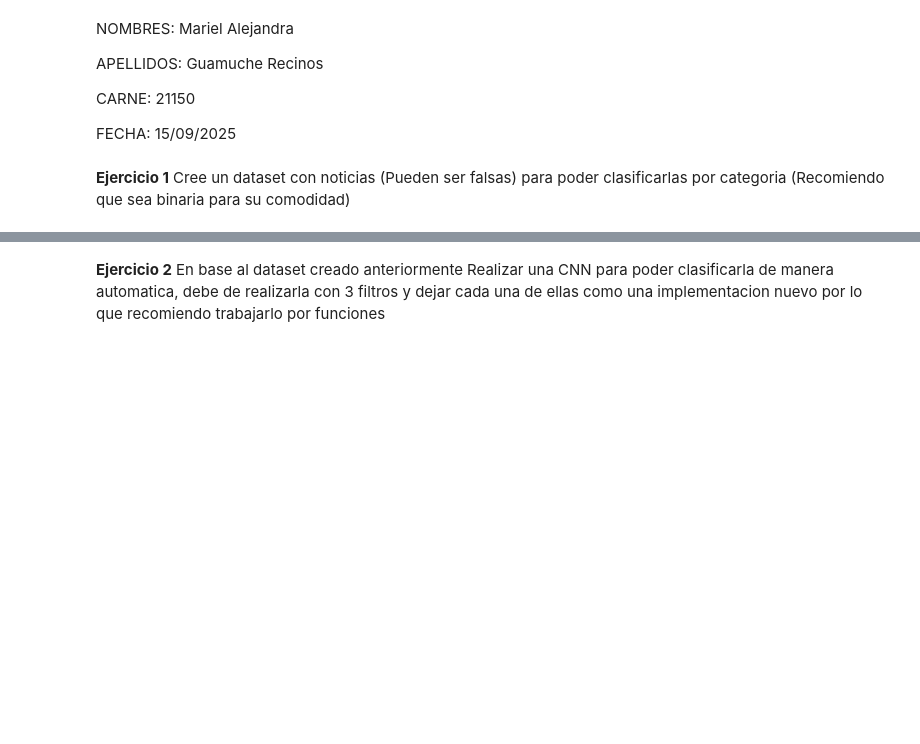
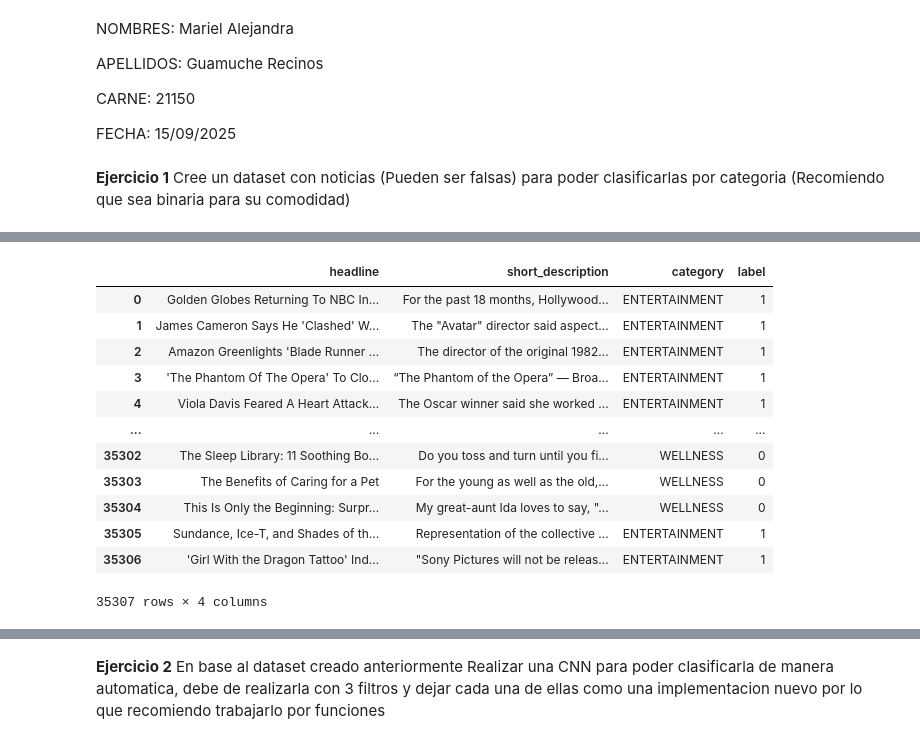
Before and after one commit to gua21150/CC3103-NLP, a Jupyter notebook: Laboratorio_6_CNN.ipynb, the cells around one changed output, grey strips where cells are left out. Cells and saved outputs as stored; diff of their text form; code cells hidden in the pictures; blank space fills up the shorter version.

```diff
--- a/Laboratorio_6_CNN.ipynb
+++ b/Laboratorio_6_CNN.ipynb
@@ -60,0 +46,24 @@ display(df)
+# %%
+# Filtra los datos de welness y entertainment
+df_filtered = df[df['category'].isin(['WELLNESS', 'ENTERTAINMENT'])].reset_index(drop=True)
+# Ordenar las columnas
+df_filtered = df_filtered[['headline', 'short_description', 'category']]
+
+# Colocar label 0 para wellness y 1 para entertainment
+df_filtered['label'] = df_filtered['category'].apply(lambda x: 0 if x == 'WELLNESS' else 1)
+# Mostrar el dataframe filtrado
+display(df_filtered)
+# %% [output]
+|  | headline | short_description | category | label |
+| 0 | Golden Globes Returning To NBC In... | For the past 18 months, Hollywood... | ENTERTAINMENT | 1 |
+| 1 | James Cameron Says He 'Clashed' W... | The "Avatar" director said aspect... | ENTERTAINMENT | 1 |
+| 2 | Amazon Greenlights 'Blade Runner ... | The director of the original 1982... | ENTERTAINMENT | 1 |
+| 3 | 'The Phantom Of The Opera' To Clo... | “The Phantom of the Opera” — Broa... | ENTERTAINMENT | 1 |
+| 4 | Viola Davis Feared A Heart Attack... | The Oscar winner said she worked ... | ENTERTAINMENT | 1 |
+| ... | ... | ... | ... | ... |
+| 35302 | The Sleep Library: 11 Soothing Bo... | Do you toss and turn until you fi... | WELLNESS | 0 |
+| 35303 | The Benefits of Caring for a Pet | For the young as well as the old,... | WELLNESS | 0 |
+| 35304 | This Is Only the Beginning: Surpr... | My great-aunt Ida loves to say, "... | WELLNESS | 0 |
+| 35305 | Sundance, Ice-T, and Shades of th... | Representation of the collective ... | ENTERTAINMENT | 1 |
+| 35306 | 'Girl With the Dragon Tattoo' Ind... | "Sony Pictures will not be releas... | ENTERTAINMENT | 1 |
+35307 rows × 4 columns
```
Also changed, not shown: parts of 16 cells of this notebook, 1 other file.
